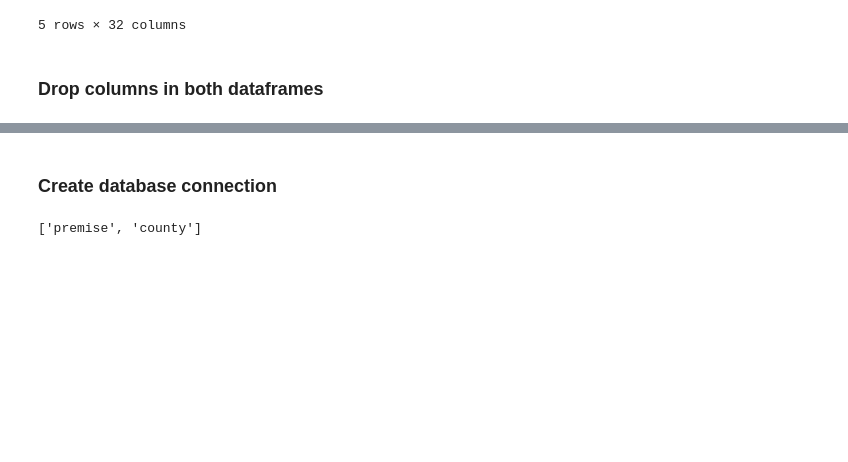
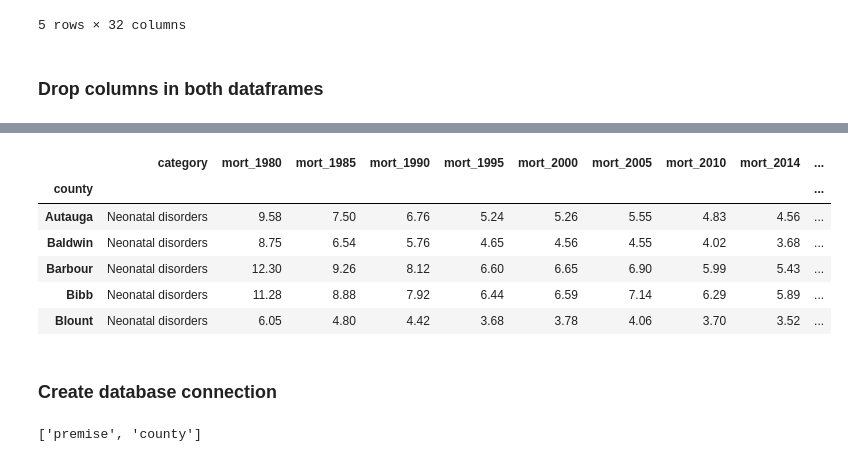
Before and after one commit to prinszi/ETL_Project, a Jupyter notebook: ETL.ipynb, the cells around one changed output, grey strips where cells are left out. Drawn from its saved outputs; the diff is of its cells as text; code cells hidden in the pictures; blank space fills up the shorter version.

```diff
--- a/ETL.ipynb
+++ b/ETL.ipynb
@@ -86,0 +98,5 @@ AttributeError: 'NoneType' object has no attribute 'head'
+# %%
+mortality_data_df = mortality_data_df.dropna(how="any")
+mortality_data_df
+mortality_data_df2 = mortality_data_df[mortality_data_df['FIPS']>1000]
+mortality_data_df2.head()
@@ -87,3 +111,23 @@ AttributeError: 'NoneType' object has no attribute 'head'
+# %%
+mort_cols = ["final", "Category", "Mortality Rate, 1980*", "Mortality Rate, 1985*", "Mortality Rate, 1990*",
+             "Mortality Rate, 1995*", "Mortality Rate, 2000*", "Mortality Rate, 2005*", "Mortality Rate, 2010*",
+             "Mortality Rate, 2014*", "% Change in Mortality Rate, 1980-2014"]
+mort_clean_df = mortality_data_df2[mort_cols].copy()
+mort_clean_df = mort_clean_df.rename(columns={"final":"county", "Category":"category", "Mortality Rate, 1980*":"mort_1980",
+                                              "Mortality Rate, 1985*":"mort_1985", "Mortality Rate, 1990*":"mort_1990",
+                                              "Mortality Rate, 1995*":"mort_1995", "Mortality Rate, 2000*":"mort_2000",
+                                              "Mortality Rate, 2005*":"mort_2005", "Mortality Rate, 2010*":"mort_2010",
+                                              "Mortality Rate, 2014*":"mort_2014", "% Change in Mortality Rate, 1980-2014":"percent_mort_change"})
+mort_clean_df.set_index("county", inplace=True)
+mort_clean_df.head()
+# %% [output]
+|  | category | mort_1980 | mort_1985 | mort_1990 | mort_1995 | mort_2000 | mort_2005 | mort_2010 | mort_2014 | ... |
+| county |  |  |  |  |  |  |  |  |  | ... |
+| Autauga | Neonatal disorders | 9.58 | 7.50 | 6.76 | 5.24 | 5.26 | 5.55 | 4.83 | 4.56 | ... |
+| Baldwin | Neonatal disorders | 8.75 | 6.54 | 5.76 | 4.65 | 4.56 | 4.55 | 4.02 | 3.68 | ... |
+| Barbour | Neonatal disorders | 12.30 | 9.26 | 8.12 | 6.60 | 6.65 | 6.90 | 5.99 | 5.43 | ... |
+| Bibb | Neonatal disorders | 11.28 | 8.88 | 7.92 | 6.44 | 6.59 | 7.14 | 6.29 | 5.89 | ... |
+| Blount | Neonatal disorders | 6.05 | 4.80 | 4.42 | 3.68 | 3.78 | 4.06 | 3.70 | 3.52 | ... |
 # %% [markdown]
 ### Create database connection
 # %%
```
Also changed, not shown: parts of 4 cells of this notebook.
